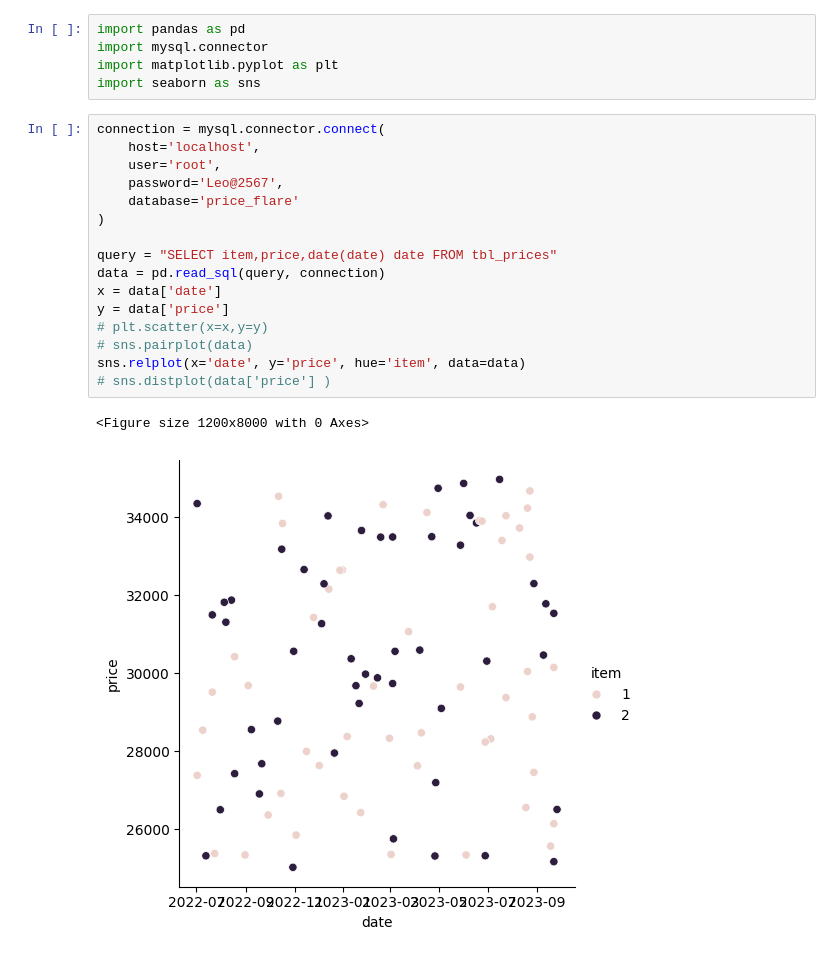
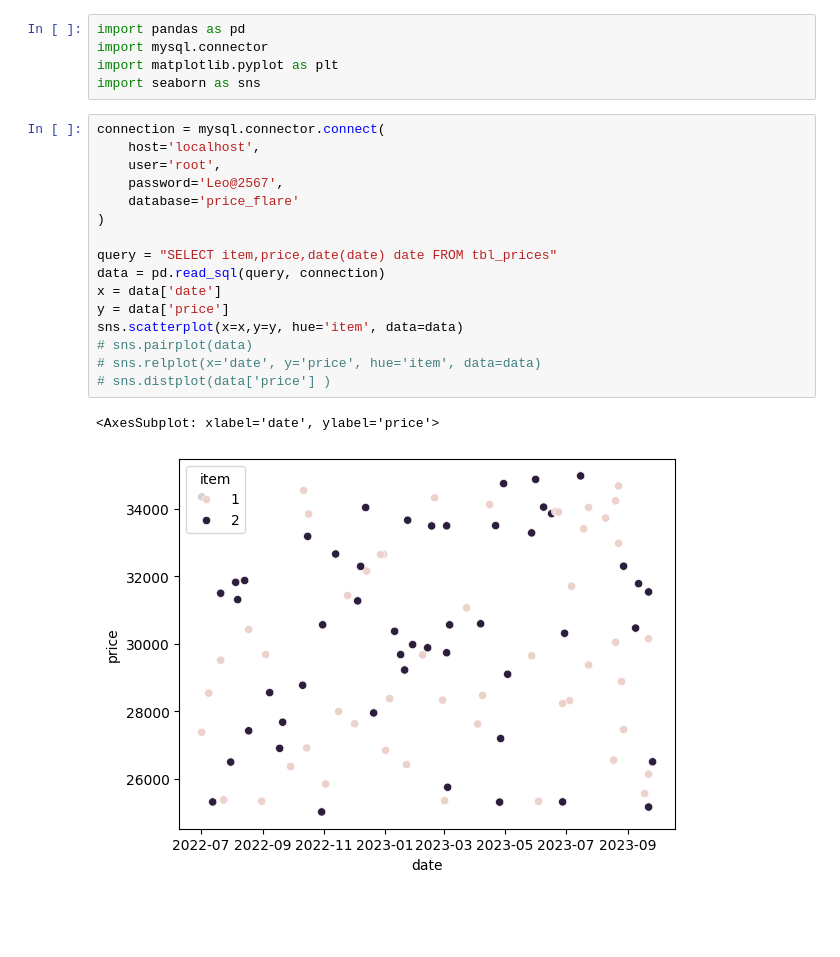
Before and after one commit to Kisekka-Alexander/Prices-Flare, a Jupyter notebook: notebook.ipynb, the cells around one changed output. Cells and saved outputs as stored; diff of their text form; blank space fills up the shorter version.

Commit message:
test scatter plots

```diff
--- a/notebook.ipynb
+++ b/notebook.ipynb
@@ -6,19 +6,19 @@ import seaborn as sns
 # %%
 connection = mysql.connector.connect(
     host='localhost',
     user='root',
     password='Leo@2567',
     database='price_flare'
 )
 
 query = "SELECT item,price,date(date) date FROM tbl_prices"
 data = pd.read_sql(query, connection)
 x = data['date']
 y = data['price']
-# plt.scatter(x=x,y=y)
+sns.scatterplot(x=x,y=y, hue='item', data=data)
 # sns.pairplot(data)
-sns.relplot(x='date', y='price', hue='item', data=data)
+# sns.relplot(x='date', y='price', hue='item', data=data)
 # sns.distplot(data['price'] )
 # %% [output]
-<Figure size 1200x8000 with 0 Axes>
+<AxesSubplot: xlabel='date', ylabel='price'>
-[figure, old version]
+[figure, new version]
```
Also changed, not shown: 2 other files.
